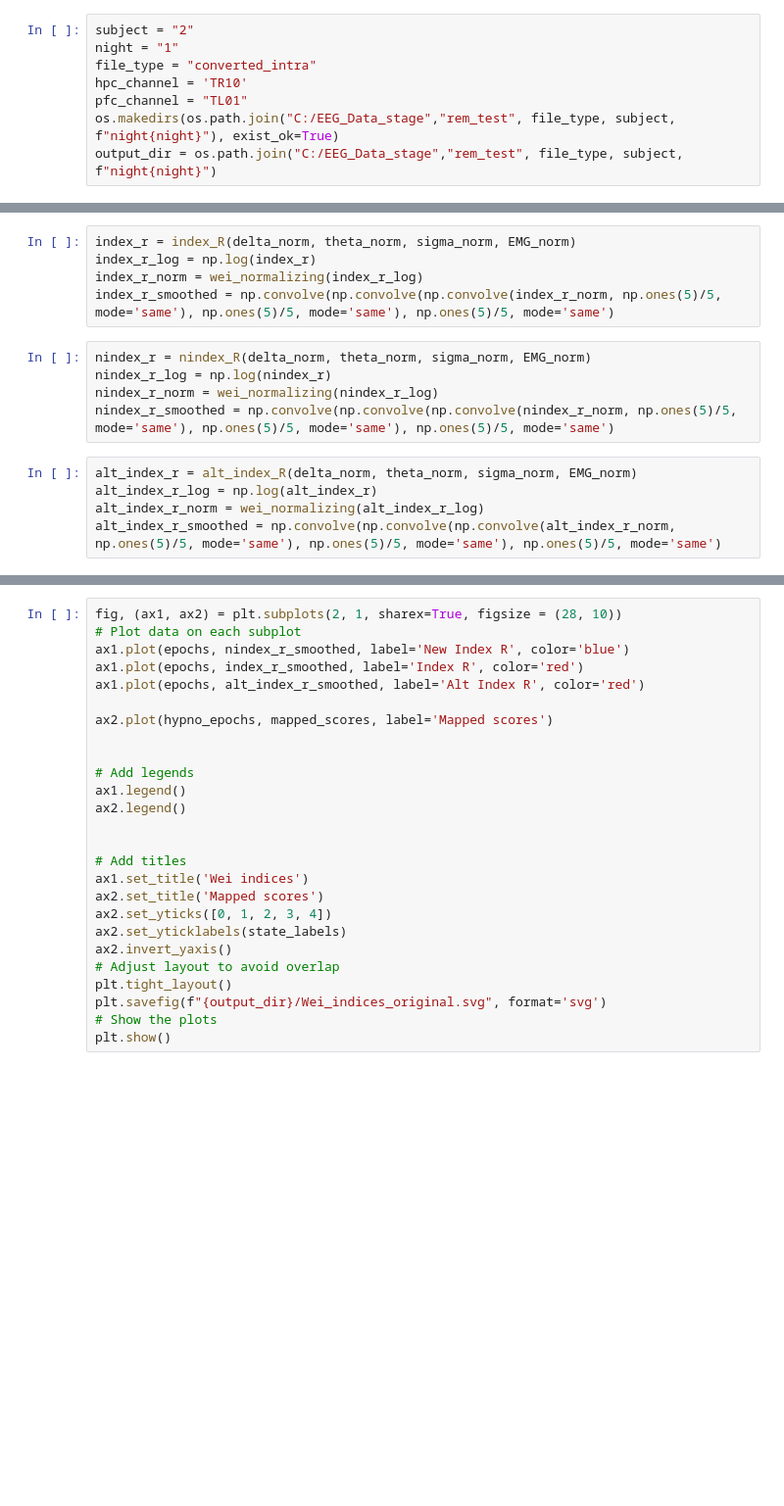
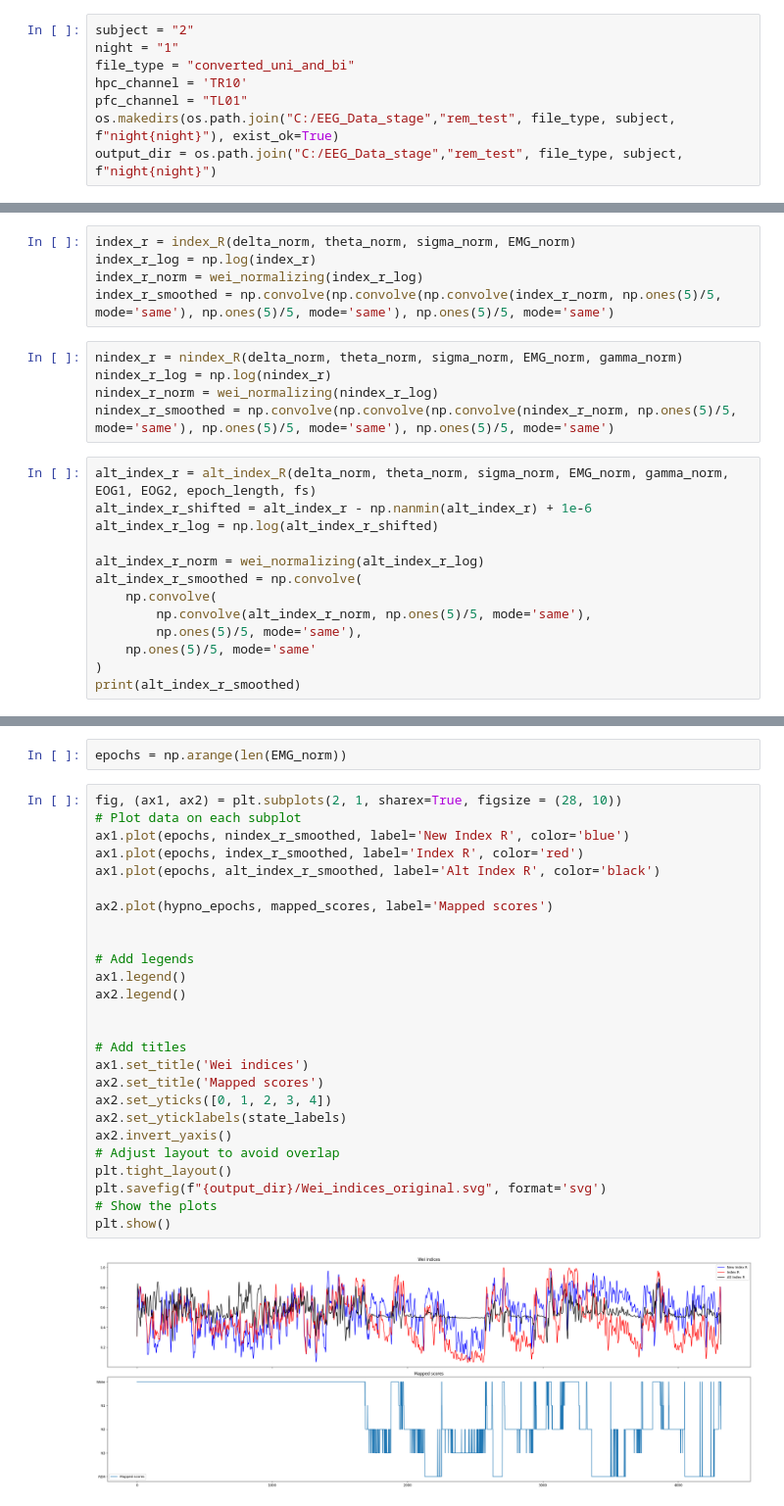
Before and after one commit to AbdelRayan/Human_SleepSCoring, a Jupyter notebook: Tim/attempted_REM_mixing.ipynb, the cells around one changed output, grey strips where cells are left out. Shown at 98% size. Cells and saved outputs as stored; diff of their text form; blank space fills up the shorter version.

```diff
--- a/Tim/attempted_REM_mixing.ipynb
+++ b/Tim/attempted_REM_mixing.ipynb
@@ -135,7 +187,7 @@ def fragment_join(subject, night, type):
 # %%
 subject = "2"
 night = "1"
-file_type = "converted_intra"
+file_type = "converted_uni_and_bi"
 hpc_channel = 'TR10'
 pfc_channel = "TL01"
 os.makedirs(os.path.join("C:/EEG_Data_stage","rem_test", file_type, subject, f"night{night}"), exist_ok=True)
@@ -210,12 +280,20 @@ index_r_log = np.log(index_r)
 index_r_norm = wei_normalizing(index_r_log)
 index_r_smoothed = np.convolve(np.convolve(np.convolve(index_r_norm, np.ones(5)/5, mode='same'), np.ones(5)/5, mode='same'), np.ones(5)/5, mode='same')
 # %%
-nindex_r = nindex_R(delta_norm, theta_norm, sigma_norm, EMG_norm)
+nindex_r = nindex_R(delta_norm, theta_norm, sigma_norm, EMG_norm, gamma_norm)
 nindex_r_log = np.log(nindex_r)
 nindex_r_norm = wei_normalizing(nindex_r_log)
 nindex_r_smoothed = np.convolve(np.convolve(np.convolve(nindex_r_norm, np.ones(5)/5, mode='same'), np.ones(5)/5, mode='same'), np.ones(5)/5, mode='same')
 # %%
-alt_index_r = alt_index_R(delta_norm, theta_norm, sigma_norm, EMG_norm)
-alt_index_r_log = np.log(alt_index_r)
+alt_index_r = alt_index_R(delta_norm, theta_norm, sigma_norm, EMG_norm, gamma_norm, EOG1, EOG2, epoch_length, fs)
+alt_index_r_shifted = alt_index_r - np.nanmin(alt_index_r) + 1e-6
+alt_index_r_log = np.log(alt_index_r_shifted)
+
 alt_index_r_norm = wei_normalizing(alt_index_r_log)
-alt_index_r_smoothed = np.convolve(np.convolve(np.convolve(alt_index_r_norm, np.ones(5)/5, mode='same'), np.ones(5)/5, mode='same'), np.ones(5)/5, mode='same')
+alt_index_r_smoothed = np.convolve(
+    np.convolve(
+        np.convolve(alt_index_r_norm, np.ones(5)/5, mode='same'),
+        np.ones(5)/5, mode='same'),
+    np.ones(5)/5, mode='same'
+)
+print(alt_index_r_smoothed)
@@ -222,26 +302,30 @@ alt_index_r_smoothed = np.convolve(np.convolve(np.convolve(alt_index_r_norm, np.
+# %%
+epochs = np.arange(len(EMG_norm))
 # %%
 fig, (ax1, ax2) = plt.subplots(2, 1, sharex=True, figsize = (28, 10))
 # Plot data on each subplot
 ax1.plot(epochs, nindex_r_smoothed, label='New Index R', color='blue')
 ax1.plot(epochs, index_r_smoothed, label='Index R', color='red')
-ax1.plot(epochs, alt_index_r_smoothed, label='Alt Index R', color='red')
+ax1.plot(epochs, alt_index_r_smoothed, label='Alt Index R', color='black')
 
 ax2.plot(hypno_epochs, mapped_scores, label='Mapped scores')
 
 
 # Add legends
 ax1.legend()
 ax2.legend()
 
 
 # Add titles
 ax1.set_title('Wei indices')
 ax2.set_title('Mapped scores')
 ax2.set_yticks([0, 1, 2, 3, 4])
 ax2.set_yticklabels(state_labels)
 ax2.invert_yaxis()
 # Adjust layout to avoid overlap
 plt.tight_layout()
 plt.savefig(f"{output_dir}/Wei_indices_original.svg", format='svg')
 # Show the plots
 plt.show()
+# %% [output]
+[figure, added]
```
Also changed, not shown: parts of 4 cells of this notebook.
